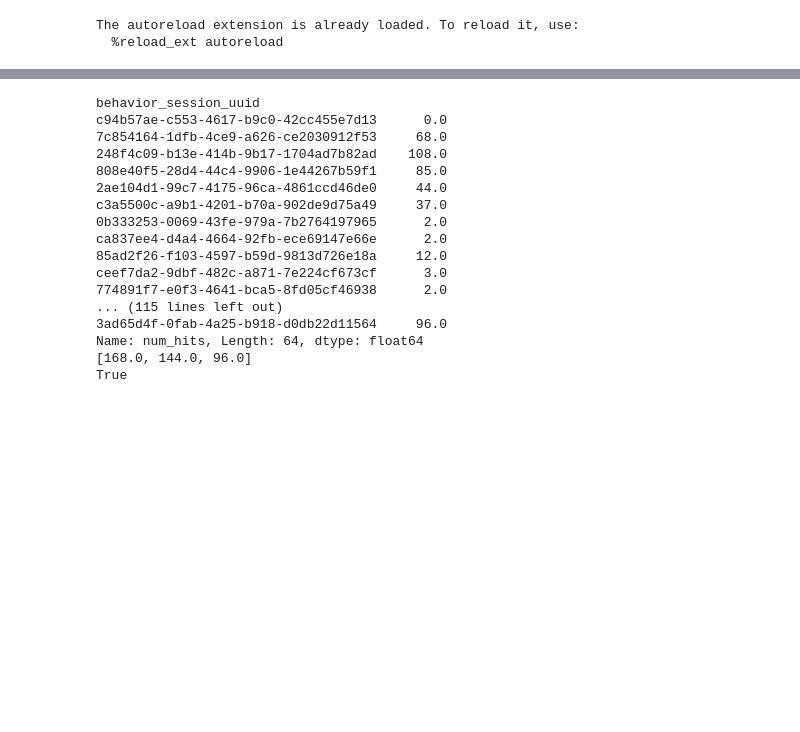
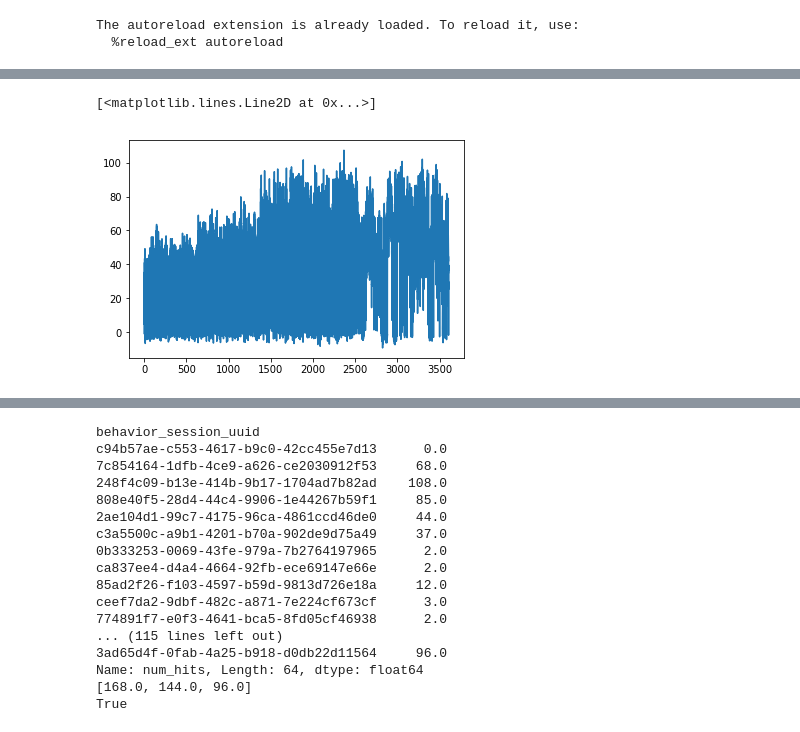
Before and after one commit to taminar/mouseBehaviorData, a Jupyter notebook: runSingleMouse.ipynb, the cells around one changed output, grey strips where cells are left out. Saved outputs shown, nothing was run; the diff lists cells and outputs as text; code cells hidden in the pictures; blank space fills up the shorter version.

```diff
--- a/runSingleMouse.ipynb
+++ b/runSingleMouse.ipynb
@@ -15,9 +15,9 @@ import analysis
 The autoreload extension is already loaded. To reload it, use:
   %reload_ext autoreload
 # %%
-mouseID = '509808'
+mouseID = '532246'
 # %%
-save_mouse_obj = False
+save_mouse_obj = True
 
 mouseBehaviorObjectPath = r"\\allen\programs\braintv\workgroups\nc-ophys\corbettb\NP_behavior_pipeline\behavior_sessions\production"
 dataframe_save_dir = r"\\allen\programs\braintv\workgroups\nc-ophys\corbettb\NP_behavior_pipeline\behavior_sessions\production"
@@ -40,5 +40,7 @@ else:
 if save_mouse_obj:
     m.saveDirectory = mouseBehaviorObjectPath
     m.saveToPickle()
+
+print('done')
 # %% [output]
 checking \\allen\programs\braintv\workgroups\nc-ophys\corbettb\NP_behavior_pipeline\behavior_sessions\production for mouse object pkl
@@ -58,0 +55,13 @@ analysis.plot_inferred_presession_weight(m.beh_df, water_loss_during_session=0.3
+# %%
+beh_df = analysis.filter_out_pretest(m.beh_df) #filter out the pretest sessions
+post_wt = beh_df['Wt_g'].astype(float)
+earned_wt = beh_df['WE_ml'].astype(float)
+water_loss_during_session=0.3
+inferred_wt = post_wt - earned_wt + water_loss_during_session
+beh_df['presession_weight'] = inferred_wt
+
+analysis.plot_weight_over_time(beh_df)
+analysis.plot_water_allotment(beh_df)
+analysis.plot_inferred_presession_weight(beh_df, water_loss_during_session=0.3)
+#fig,ax = plt.subplots()
+#ax.plot(beh_df['session_datetime_local'], beh_df['presession_weight'])
@@ -63,0 +102,5 @@ analysis.plotSessionHistory(m.beh_df)
+# %%
+plt.plot(beh_df.iloc[0]['running'][0],beh_df.iloc[0]['running'][1])
+# %% [output]
+[<matplotlib.lines.Line2D at 0x...>]
+[figure, added]
```
Also changed, not shown: parts of 18 cells of this notebook, 2 other files.
